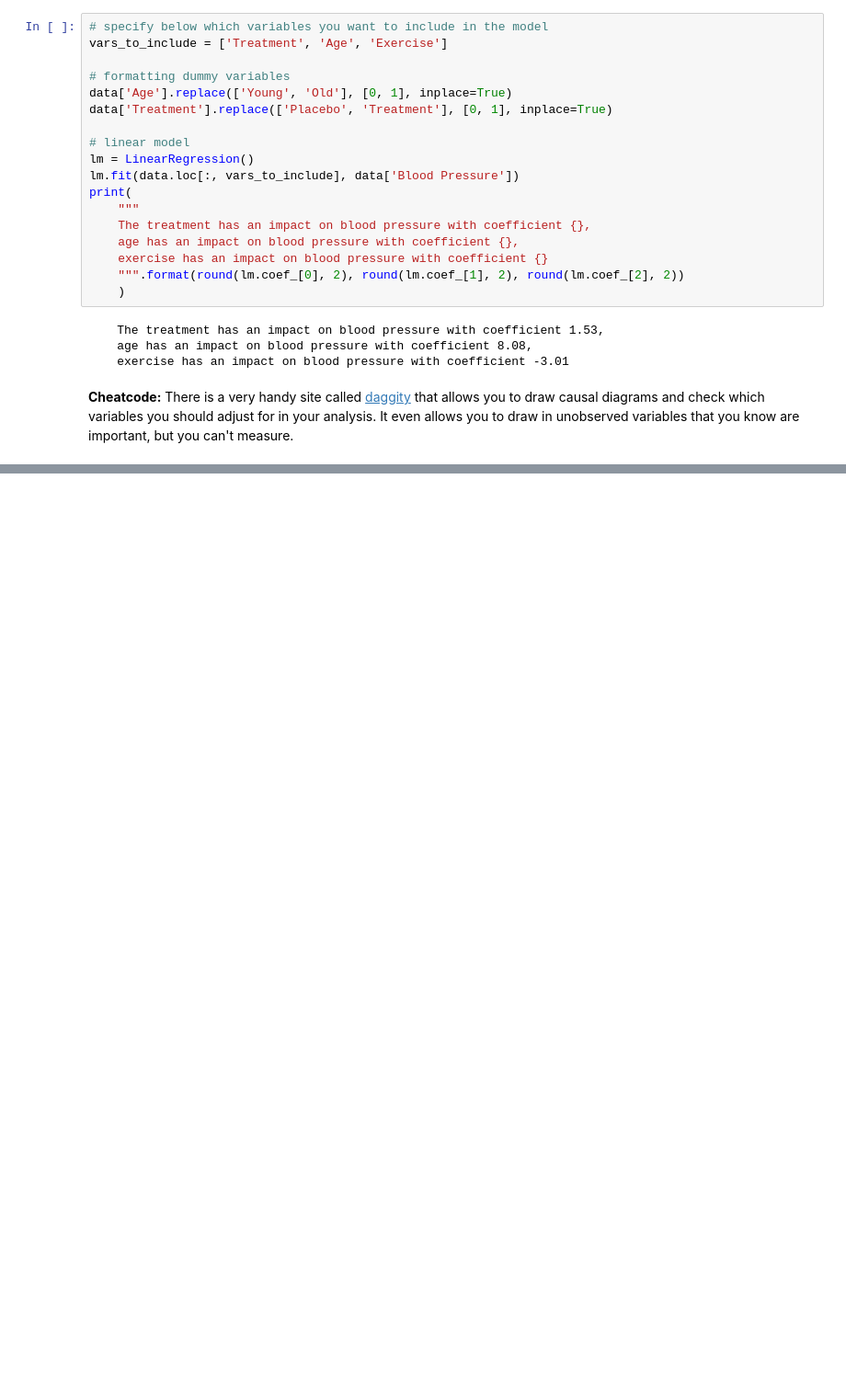
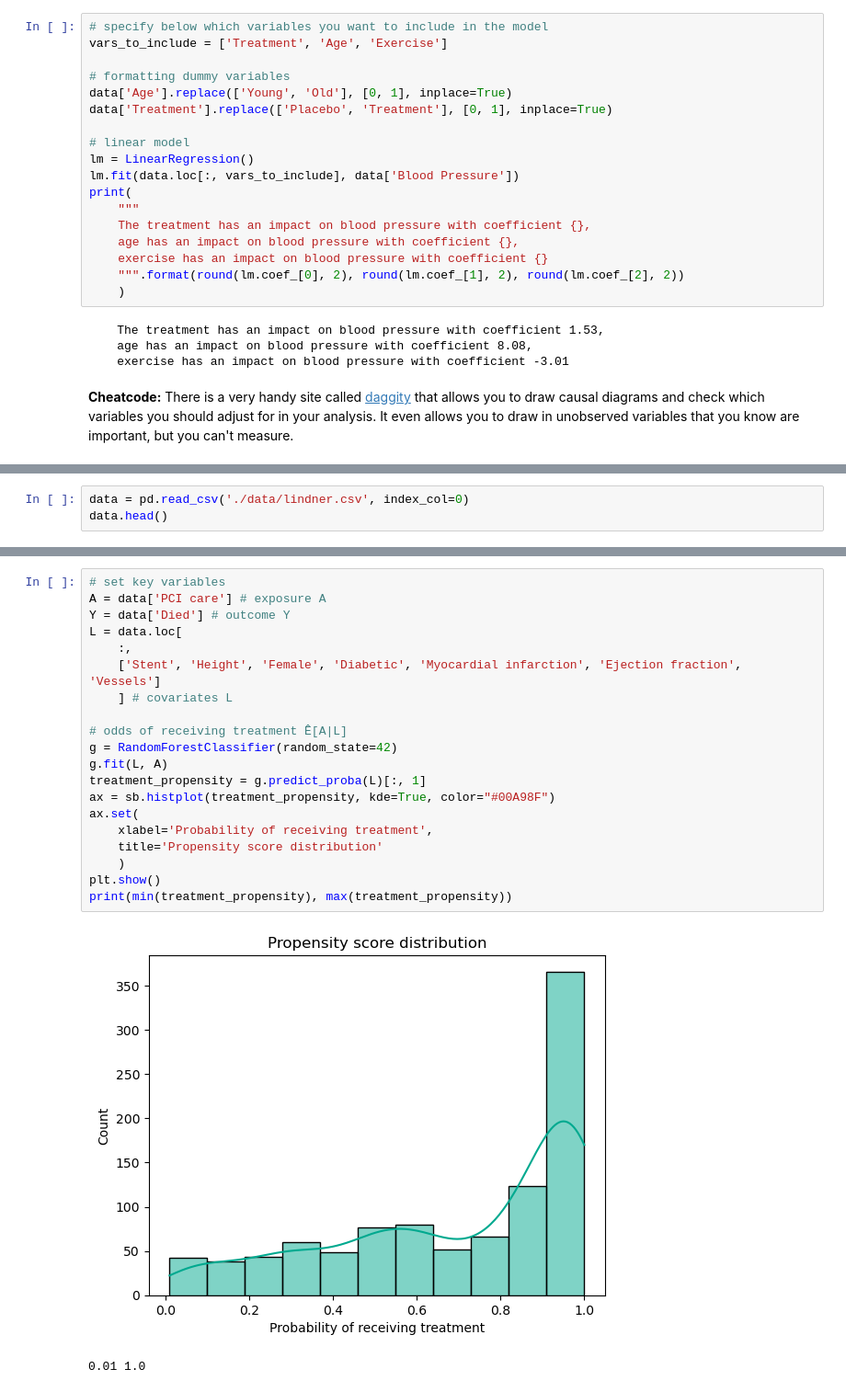
Before and after one commit to stefftaelman/causality-101, a Jupyter notebook: how.ipynb, the cells around one changed output, grey strips where cells are left out. Shown: that part at 92% size. Drawn from its saved outputs; the diff is of its cells as text; blank space fills up the shorter version.

```diff
--- a/how.ipynb
+++ b/how.ipynb
@@ -102,0 +114,3 @@ print(
+# %%
+data = pd.read_csv('./data/lindner.csv', index_col=0)
+data.head()
@@ -102,0 +139,23 @@ print(
+# %%
+# set key variables
+A = data['PCI care'] # exposure A
+Y = data['Died'] # outcome Y
+L = data.loc[
+    :,
+    ['Stent', 'Height', 'Female', 'Diabetic', 'Myocardial infarction', 'Ejection fraction', 'Vessels']
+    ] # covariates L
+
+# odds of receiving treatment Ê[A|L]
+g = RandomForestClassifier(random_state=42)
+g.fit(L, A)
+treatment_propensity = g.predict_proba(L)[:, 1]
+ax = sb.histplot(treatment_propensity, kde=True, color="#00A98F")
+ax.set(
+    xlabel='Probability of receiving treatment',
+    title='Propensity score distribution'
+    )
+plt.show()
+print(min(treatment_propensity), max(treatment_propensity))
+# %% [output]
+[figure, added]
+0.01 1.0
```
Also changed, not shown: parts of 10 cells of this notebook, 1 other file.
